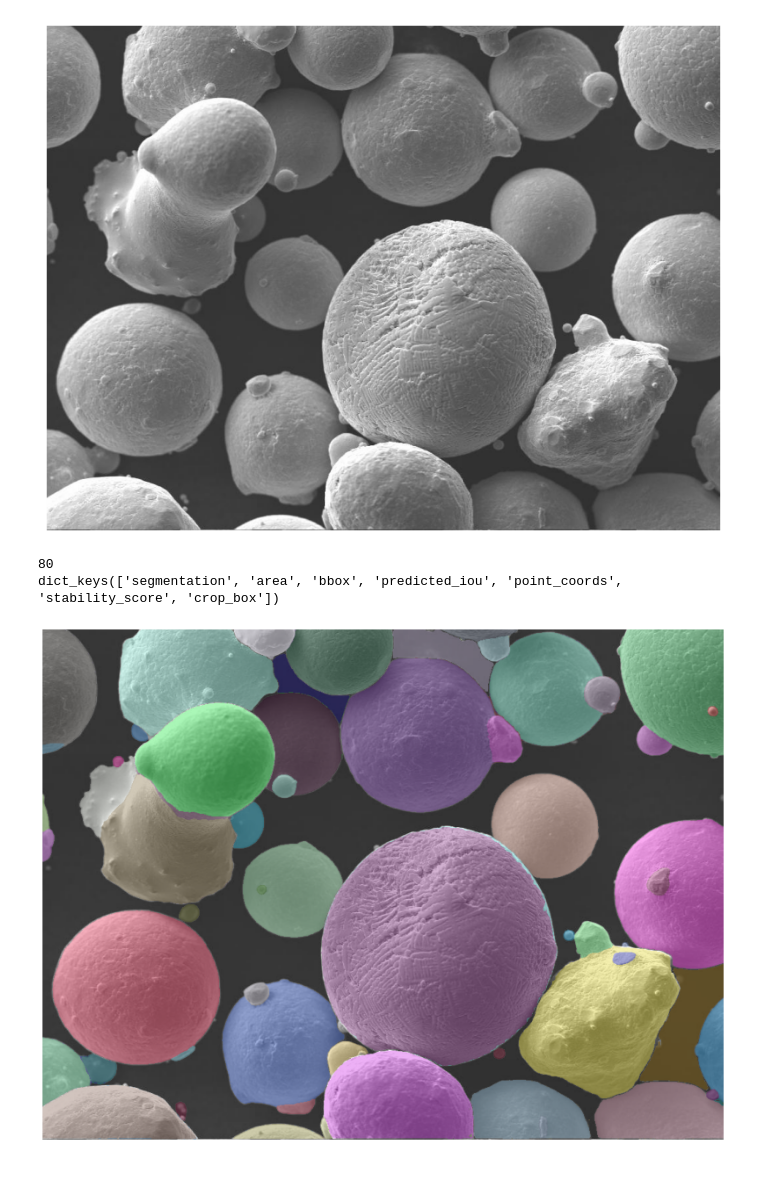
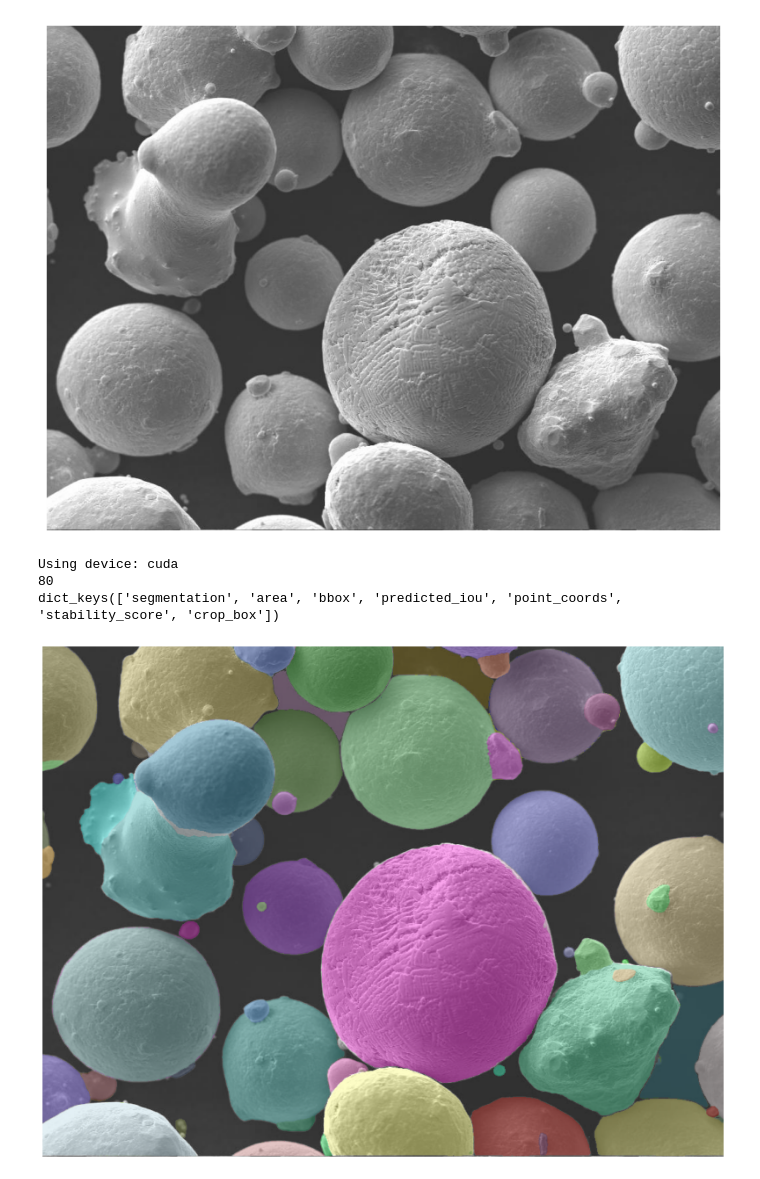
Before and after one commit to sprice134/DualSight, a Jupyter notebook: demo.ipynb, the cells around one changed output. Cells and saved outputs as stored; diff of their text form; code cells hidden in the pictures.

```diff
--- a/demo.ipynb
+++ b/demo.ipynb
@@ -103,33 +93,34 @@ plt.show()
 # %%
 model_type = "vit_l"
 checkpoint = "models/sam_vit_l_0b3195.pth"
-image_path = "DualSight/demo.v7i.yolov8/test/images/S02_03_SE1_1000X24_png.rf.61ceee7fe0a4f4ccabd61c1e71524baf.jpg"
+image_path = "DualSight/powder/test/images/S02_03_SE1_1000X24_png.rf.61ceee7fe0a4f4ccabd61c1e71524baf.jpg"
 
 
 image = cv2.imread(image_path)
 sam = sam_model_registry[model_type](checkpoint=checkpoint)
 
 device = "cuda" if torch.cuda.is_available() else "cpu"
 print("Using device:", device)
 sam = sam_model_registry[model_type](checkpoint=checkpoint)
 sam.to(device)
 
 mask_generator = SamAutomaticMaskGenerator(sam)
 
 # Generate masks for the image
 masks = mask_generator.generate(image)
 
 print(len(masks))
 print(masks[0].keys())
 
 plt.figure(figsize=(20,20))
 plt.imshow(image)
 show_anns(masks)
 plt.axis('off')
 plt.show()
 # %% [output]
+Using device: cuda
 80
 dict_keys(['segmentation', 'area', 'bbox', 'predicted_iou', 'point_coords', 'stability_score', 'crop_box'])
-[figure, old version]
+[figure, new version]
 # %%
 def train_yolo(
```
Also changed, not shown: parts of 8 cells of this notebook.
